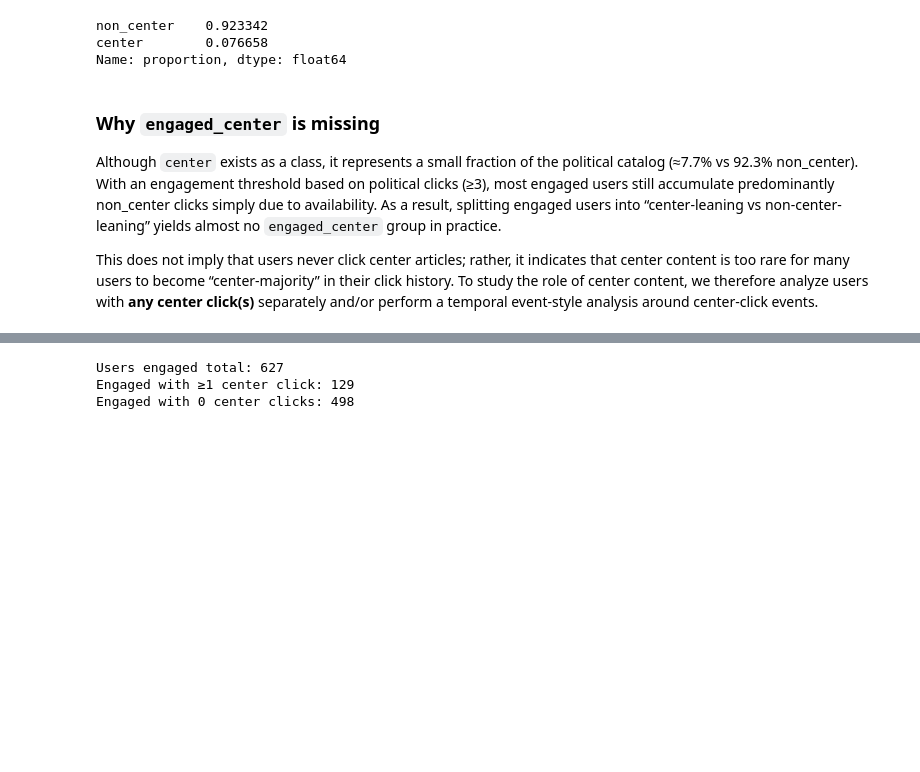
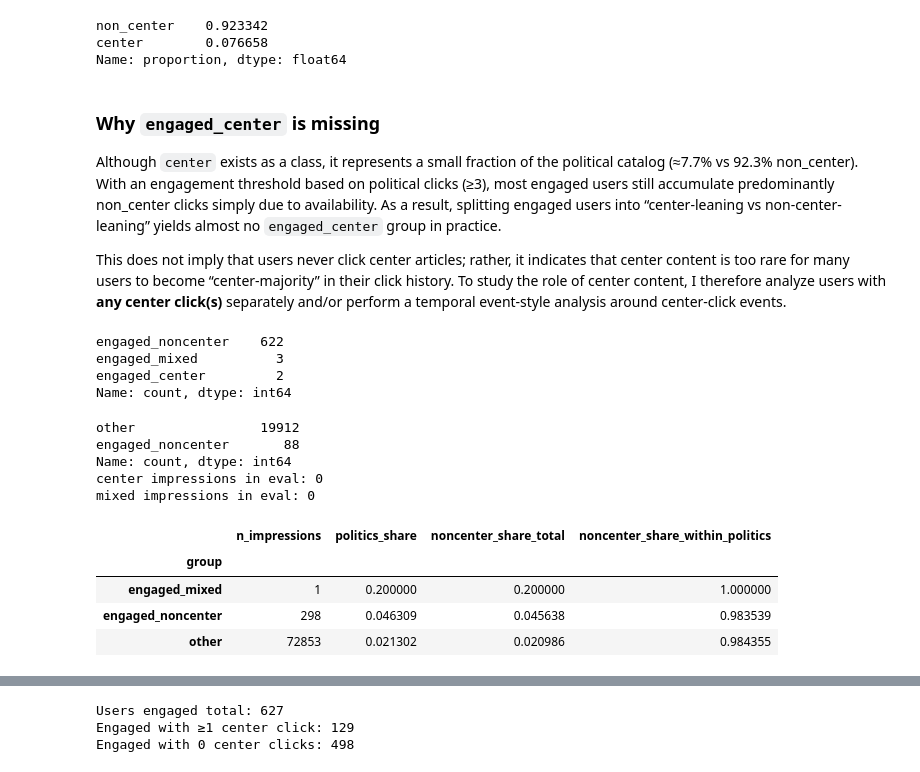
Before and after one commit to joanapimenta27/IAS_Project, a Jupyter notebook: notebooks/07_ideology_bias_and_reinforcement.ipynb, the cells around one changed output, grey strips where cells are left out. Saved outputs shown, nothing was run; the diff lists cells and outputs as text; code cells hidden in the pictures; blank space fills up the shorter version.

```diff
--- a/notebooks/07_ideology_bias_and_reinforcement.ipynb
+++ b/notebooks/07_ideology_bias_and_reinforcement.ipynb
@@ -387,5 +384,43 @@ As a result, splitting engaged users into “center-leaning vs non-center-leanin
 
 This does not imply that users never click center articles; rather, it indicates that center content
 is too rare for many users to become “center-majority” in their click history. To study the role of
-center content, we therefore analyze users with **any center click(s)** separately and/or perform a
-temporal event-style analysis around center-click events.
+center content, I therefore analyze users with **any center click(s)** separately and/or perform a temporal event-style analysis around center-click events.
+# %%
+# How many engaged users fall into each group?
+groups = pd.Series({
+    uid: _engaged_ideology_group(uid, engaged_users, user_pref_ideo, mode="3way")
+    for uid in engaged_users
+})
+print(groups.value_counts())
+# %% [output]
+engaged_noncenter    622
+engaged_mixed          3
+engaged_center         2
+Name: count, dtype: int64
+# %%
+# which users are in the evaluated impressions?
+eval_ids = impression_candidates.index[:MAX_IMP]
+eval_users = pd.Series([imp_user[i] for i in eval_ids])
+
+# how many impressions per engaged group inside the evaluated set?
+eval_groups = eval_users.map(lambda uid: _engaged_ideology_group(uid, engaged_users, user_pref_ideo, mode="3way"))
+print(eval_groups.value_counts())
+
+# specifically: did center/mixed appear at all?
+print("center impressions in eval:", int((eval_groups == "engaged_center").sum()))
+print("mixed impressions in eval:", int((eval_groups == "engaged_mixed").sum()))
+# %% [output]
+other                19912
+engaged_noncenter       88
+Name: count, dtype: int64
+center impressions in eval: 0
+mixed impressions in eval: 0
+# %%
+topk_pop = topk_ideology_metrics(pop_score_fn, k=K, max_impressions=len(impression_candidates), group_mode="3way")
+display(summarize_topk(topk_pop))
+# %% [output]
+|  | n_impressions | politics_share | noncenter_share_total | noncenter_share_within_politics |
+| group |  |  |  |  |
+| engaged_mixed | 1 | 0.200000 | 0.200000 | 1.000000 |
+| engaged_noncenter | 298 | 0.046309 | 0.045638 | 0.983539 |
+| other | 72853 | 0.021302 | 0.020986 | 0.984355 |
```
Also changed, not shown: parts of 68 cells of this notebook, 2 other files.
